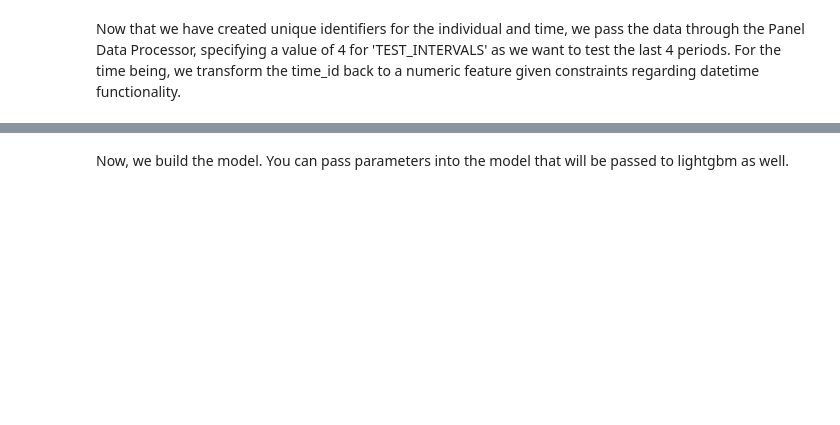
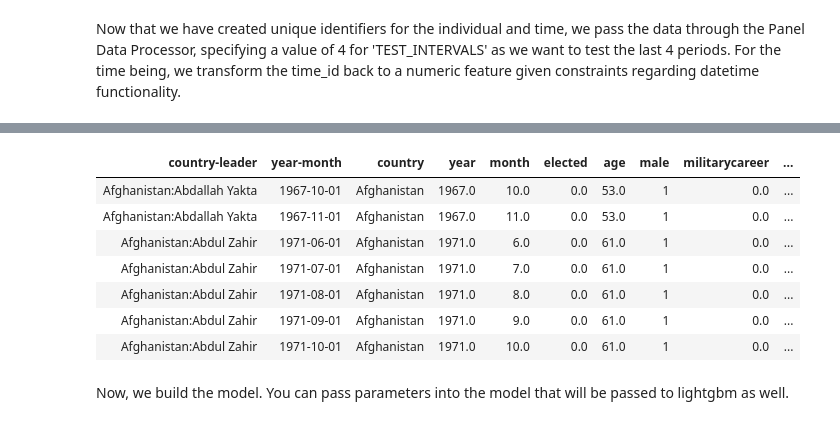
Before and after one commit to IDA-HumanCapital/fife_for_spark, a Jupyter notebook: examples/example_reign_notebook.ipynb, the cells around one changed output, grey strips where cells are left out. Drawn from its saved outputs; the diff is of its cells as text; code cells hidden in the pictures; blank space fills up the shorter version.

```diff
--- a/examples/example_reign_notebook.ipynb
+++ b/examples/example_reign_notebook.ipynb
@@ -68,6 +75,6 @@ Now that we have created unique identifiers for the individual and time, we pass
 test_intervals = 4
 processor = PanelDataProcessor(data=df, config = {'TEST_INTERVALS': test_intervals}, shuffle_parts = 20)
 processor.build_processed_data()
-display(processor.data)
+display(processor.data.limit(7))
 # %% [output]
 [interactive output not drawn]
@@ -75,3 +81,11 @@ display(processor.data)
+| country-leader | year-month | country | year | month | elected | age | male | militarycareer | ... |
+| Afghanistan:Abdallah Yakta | 1967-10-01 | Afghanistan | 1967.0 | 10.0 | 0.0 | 53.0 | 1 | 0.0 | ... |
+| Afghanistan:Abdallah Yakta | 1967-11-01 | Afghanistan | 1967.0 | 11.0 | 0.0 | 53.0 | 1 | 0.0 | ... |
+| Afghanistan:Abdul Zahir | 1971-06-01 | Afghanistan | 1971.0 | 6.0 | 0.0 | 61.0 | 1 | 0.0 | ... |
+| Afghanistan:Abdul Zahir | 1971-07-01 | Afghanistan | 1971.0 | 7.0 | 0.0 | 61.0 | 1 | 0.0 | ... |
+| Afghanistan:Abdul Zahir | 1971-08-01 | Afghanistan | 1971.0 | 8.0 | 0.0 | 61.0 | 1 | 0.0 | ... |
+| Afghanistan:Abdul Zahir | 1971-09-01 | Afghanistan | 1971.0 | 9.0 | 0.0 | 61.0 | 1 | 0.0 | ... |
+| Afghanistan:Abdul Zahir | 1971-10-01 | Afghanistan | 1971.0 | 10.0 | 0.0 | 61.0 | 1 | 0.0 | ... |
 # %% [markdown]
 Now, we build the model. You can pass parameters into the model that will be passed to lightgbm as well.
 # %%
```
Also changed, not shown: parts of 4 cells of this notebook, 1 other file.
